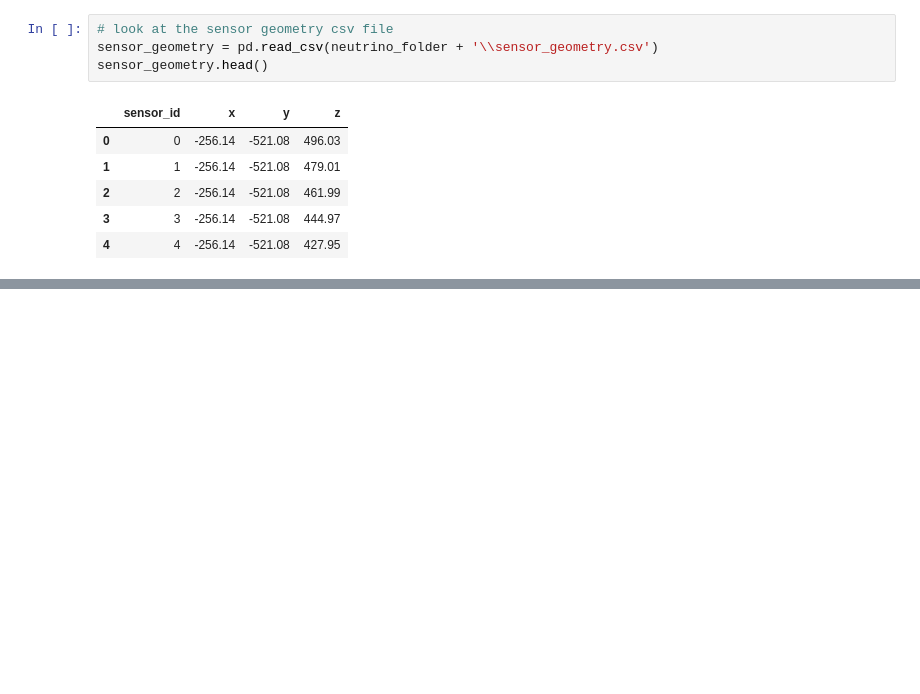
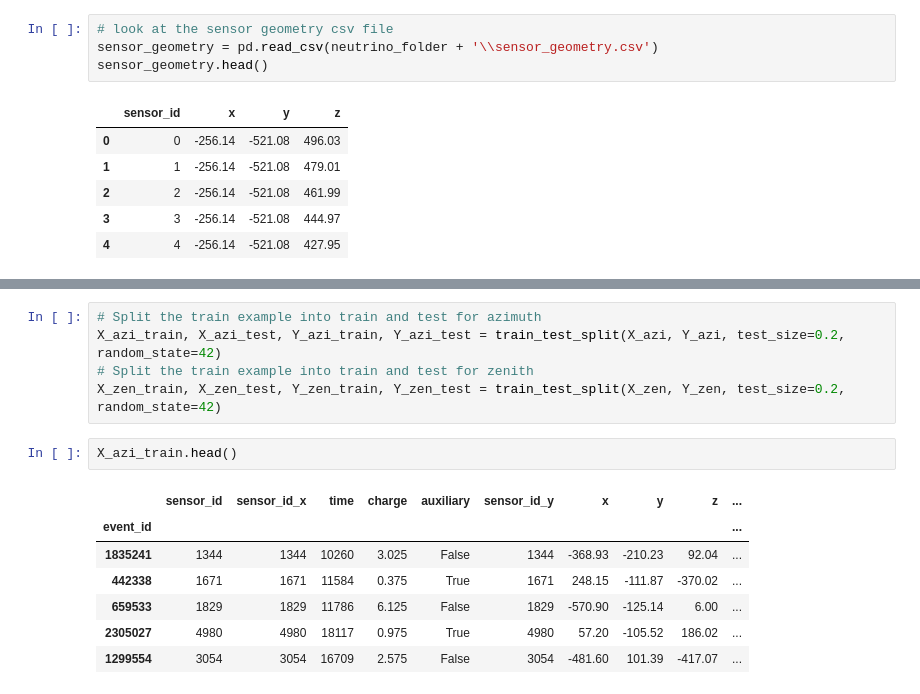
Before and after one commit to iandrorak/Neutrinos-in-Deep-Ice, a Jupyter notebook: base.ipynb, the cells around one changed output, grey strips where cells are left out. Saved outputs shown, nothing was run; the diff lists cells and outputs as text; blank space fills up the shorter version.

```diff
--- a/base.ipynb
+++ b/base.ipynb
@@ -108,0 +182,15 @@ sensor_geometry.head()
+# %%
+# Split the train example into train and test for azimuth
+X_azi_train, X_azi_test, Y_azi_train, Y_azi_test = train_test_split(X_azi, Y_azi, test_size=0.2, random_state=42)
+# Split the train example into train and test for zenith
+X_zen_train, X_zen_test, Y_zen_train, Y_zen_test = train_test_split(X_zen, Y_zen, test_size=0.2, random_state=42)
+# %%
+X_azi_train.head()
+# %% [output]
+|  | sensor_id | sensor_id_x | time | charge | auxiliary | sensor_id_y | x | y | z | ... |
+| event_id |  |  |  |  |  |  |  |  |  | ... |
+| 1835241 | 1344 | 1344 | 10260 | 3.025 | False | 1344 | -368.93 | -210.23 | 92.04 | ... |
+| 442338 | 1671 | 1671 | 11584 | 0.375 | True | 1671 | 248.15 | -111.87 | -370.02 | ... |
+| 659533 | 1829 | 1829 | 11786 | 6.125 | False | 1829 | -570.90 | -125.14 | 6.00 | ... |
+| 2305027 | 4980 | 4980 | 18117 | 0.975 | True | 4980 | 57.20 | -105.52 | 186.02 | ... |
+| 1299554 | 3054 | 3054 | 16709 | 2.575 | False | 3054 | -481.60 | 101.39 | -417.07 | ... |
```
Also changed, not shown: parts of 21 cells of this notebook.
